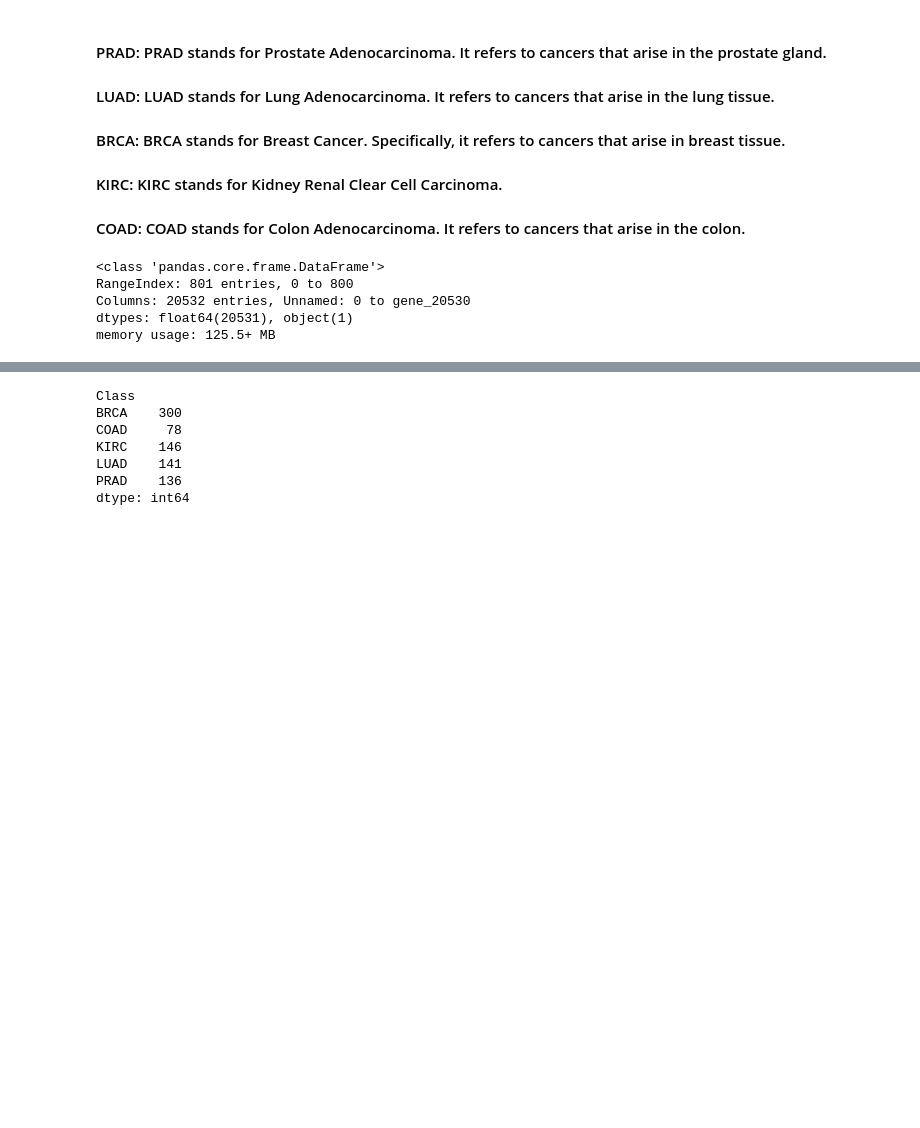
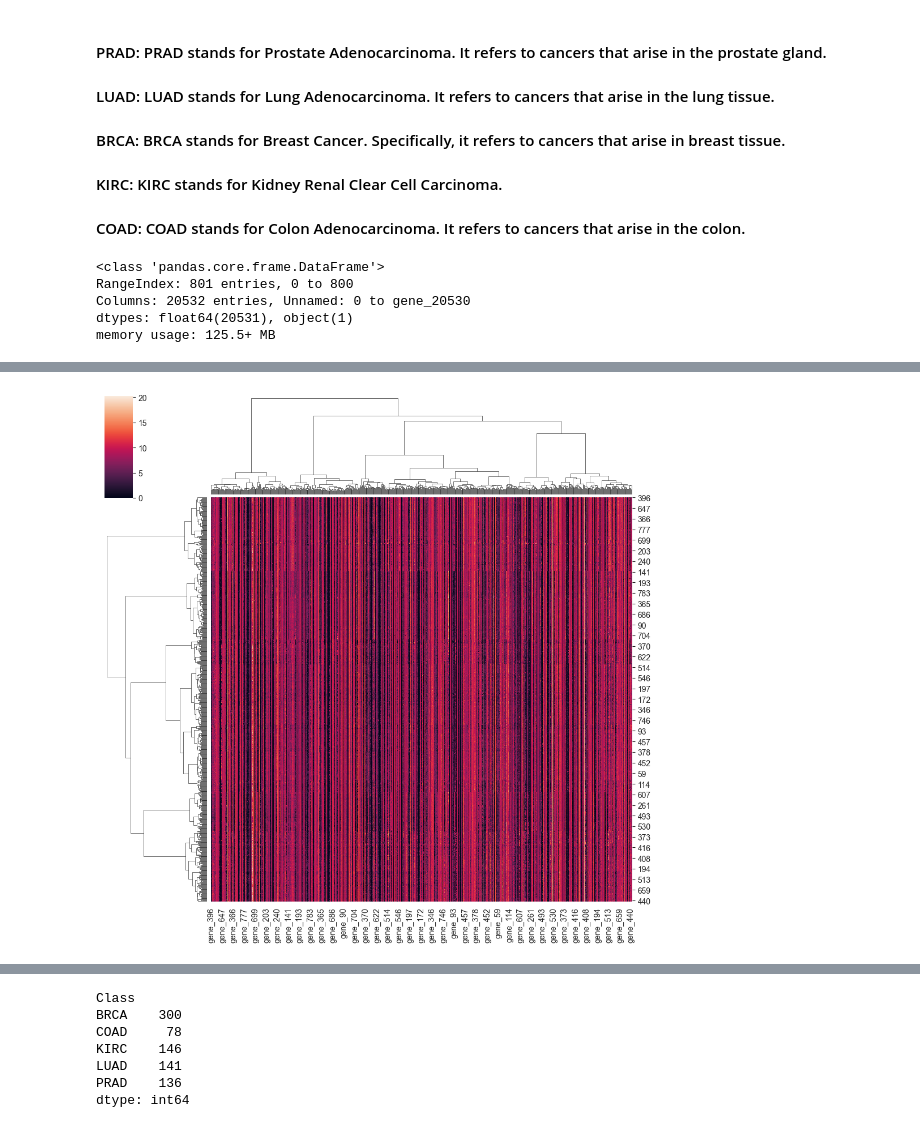
Before and after one commit to EdwinR01/DANA_4840, a Jupyter notebook: Edwin_DANA4840.ipynb, the cells around one changed output, grey strips where cells are left out. Cells and saved outputs as stored; diff of their text form; code cells hidden in the pictures; blank space fills up the shorter version.

```diff
--- a/Edwin_DANA4840.ipynb
+++ b/Edwin_DANA4840.ipynb
@@ -99,0 +115,14 @@ memory usage: 125.5+ MB
+# %%
+
+genes= df_merged.columns[1:]
+labels= df_merged["Class"]
+
+# Perform hierarchical clustering
+Z = fastcluster.linkage_vector(df_merged[genes], method='ward', metric='euclidean')
+
+# Plot the dendrogram
+sns.clustermap(df_merged[genes], method='ward', metric='euclidean', figsize=(10, 10),col_linkage=Z,row_linkage=Z);
+
+# helps in understanding how samples (rows) or features (columns) cluster together based on their similarity in gene expression profiles.
+# %% [output]
+[figure, added]
```
Also changed, not shown: parts of 34 cells of this notebook.
